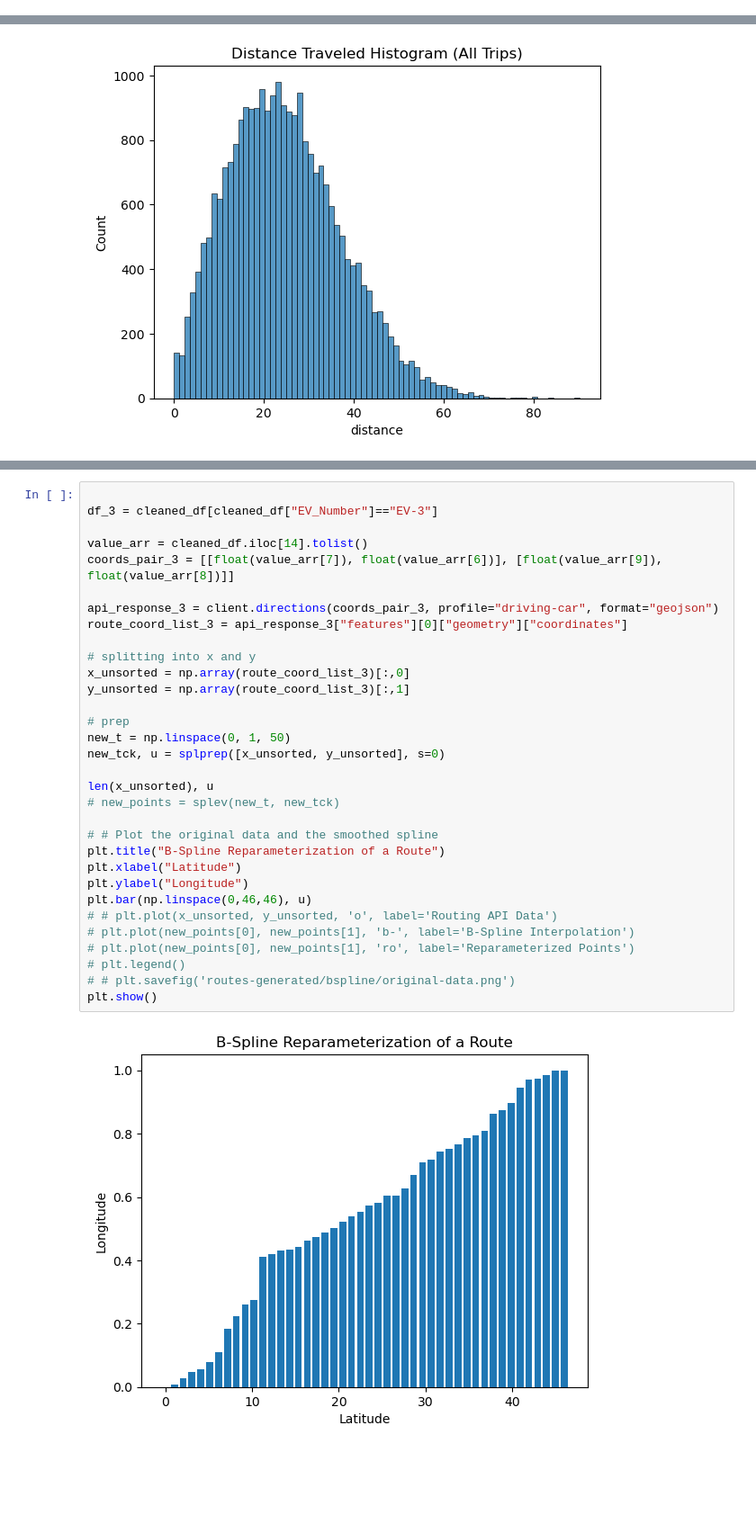
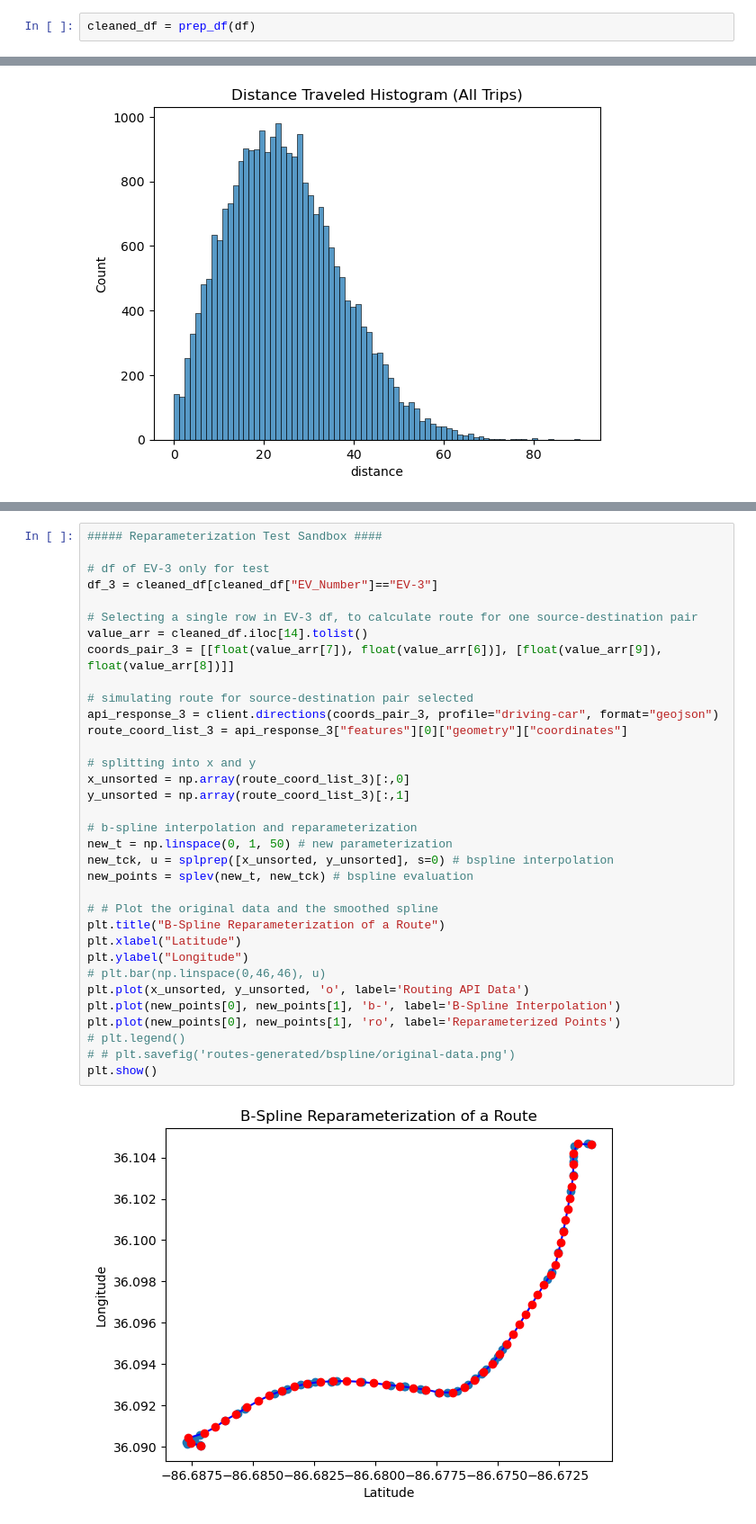
Before and after one commit to ultra-passion-fruit/GAN-EV-Map-Generation, a Jupyter notebook: map-generation.ipynb, the cells around one changed output, grey strips where cells are left out. Shown at 90% size. Drawn from its saved outputs; the diff is of its cells as text; blank space fills up the shorter version.

Commit message:
cleaned up code

```diff
--- a/map-generation.ipynb
+++ b/map-generation.ipynb
@@ -89,3 +56,5 @@ def prep_df(input_df):
+# %%
+cleaned_df = prep_df(df)
 # %%
 # histogram
 sns.histplot(df["time_decimal"])
@@ -380,34 +165,36 @@ route_coord_list_3 = api_response_3["features"][0]["geometry"]["coordinates"]
 # %%
+##### Reparameterization Test Sandbox ####
 
+# df of EV-3 only for test
 df_3 = cleaned_df[cleaned_df["EV_Number"]=="EV-3"]
 
+# Selecting a single row in EV-3 df, to calculate route for one source-destination pair
 value_arr = cleaned_df.iloc[14].tolist()
 coords_pair_3 = [[float(value_arr[7]), float(value_arr[6])], [float(value_arr[9]), float(value_arr[8])]]
 
+# simulating route for source-destination pair selected
 api_response_3 = client.directions(coords_pair_3, profile="driving-car", format="geojson")
 route_coord_list_3 = api_response_3["features"][0]["geometry"]["coordinates"]
 
 # splitting into x and y
 x_unsorted = np.array(route_coord_list_3)[:,0]
 y_unsorted = np.array(route_coord_list_3)[:,1]
 
-# prep
-new_t = np.linspace(0, 1, 50)
-new_tck, u = splprep([x_unsorted, y_unsorted], s=0)
-
-len(x_unsorted), u
-# new_points = splev(new_t, new_tck)
+# b-spline interpolation and reparameterization
+new_t = np.linspace(0, 1, 50) # new parameterization
+new_tck, u = splprep([x_unsorted, y_unsorted], s=0) # bspline interpolation
+new_points = splev(new_t, new_tck) # bspline evaluation
 
 # # Plot the original data and the smoothed spline
 plt.title("B-Spline Reparameterization of a Route")
 plt.xlabel("Latitude")
 plt.ylabel("Longitude")
-plt.bar(np.linspace(0,46,46), u)
-# # plt.plot(x_unsorted, y_unsorted, 'o', label='Routing API Data')
-# plt.plot(new_points[0], new_points[1], 'b-', label='B-Spline Interpolation')
-# plt.plot(new_points[0], new_points[1], 'ro', label='Reparameterized Points')
+# plt.bar(np.linspace(0,46,46), u)
+plt.plot(x_unsorted, y_unsorted, 'o', label='Routing API Data')
+plt.plot(new_points[0], new_points[1], 'b-', label='B-Spline Interpolation')
+plt.plot(new_points[0], new_points[1], 'ro', label='Reparameterized Points')
 # plt.legend()
 # # plt.savefig('routes-generated/bspline/original-data.png')
 plt.show()
 # %% [output]
-[figure, old version]
+[figure, new version]
```
Also changed, not shown: parts of 27 cells of this notebook, 2 other files.
